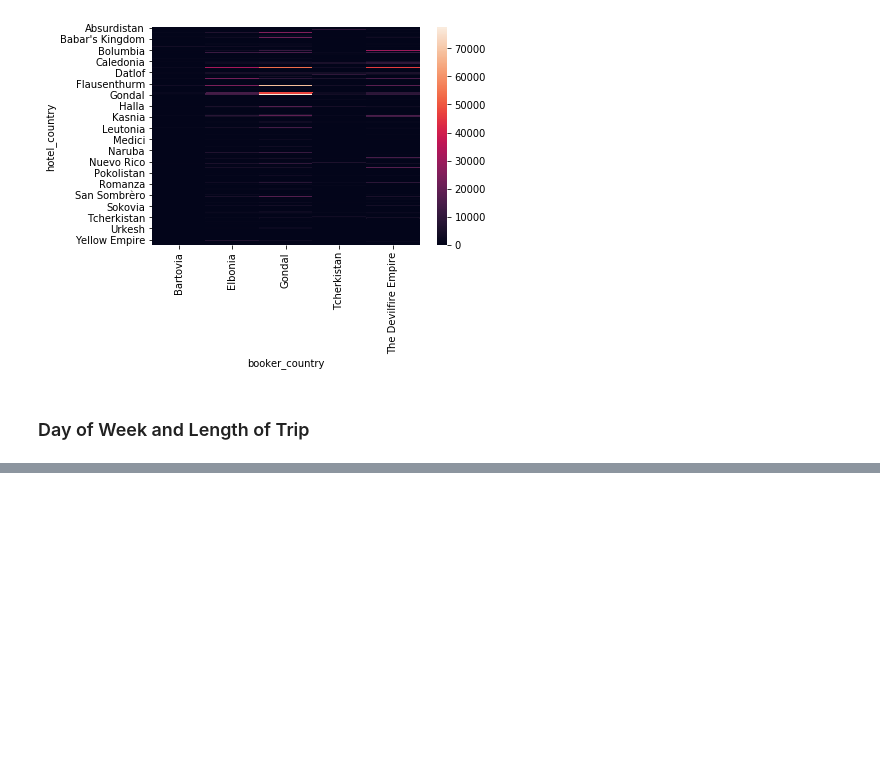
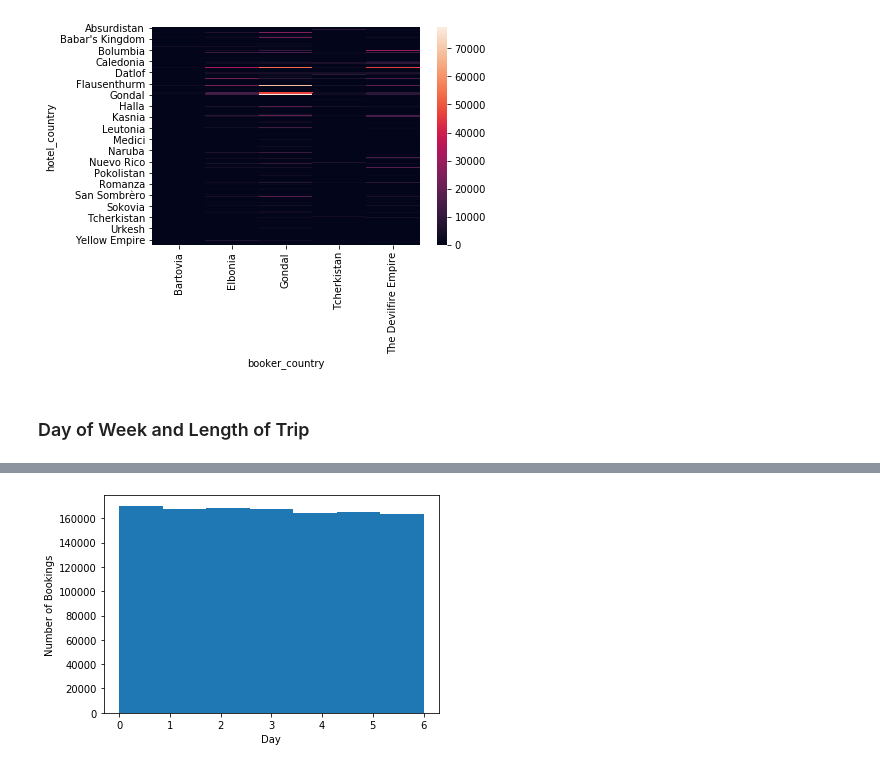
Before and after one commit to okz12/bookingdotcom-challenge, a Jupyter notebook: 2. EDA.ipynb, the cells around one changed output, grey strips where cells are left out. Cells and saved outputs as stored; diff of their text form; code cells hidden in the pictures; blank space fills up the shorter version.

```diff
--- a/2. EDA.ipynb
+++ b/2. EDA.ipynb
@@ -49,0 +66,7 @@ sns.heatmap(booker_to_hotel)
+# %%
+plt.hist(df['checkin_day'], align='mid', bins=7)
+plt.xlabel('Day')
+plt.ylabel('Number of Bookings')
+plt.show()
+# %% [output]
+[figure, added]
```
Also changed, not shown: parts of 4 cells of this notebook.
